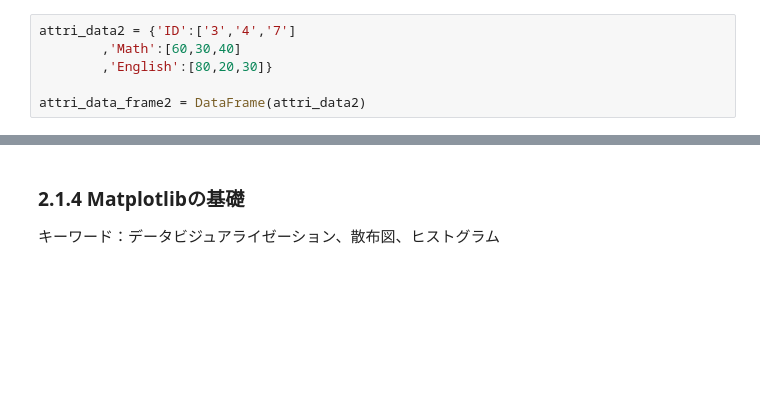
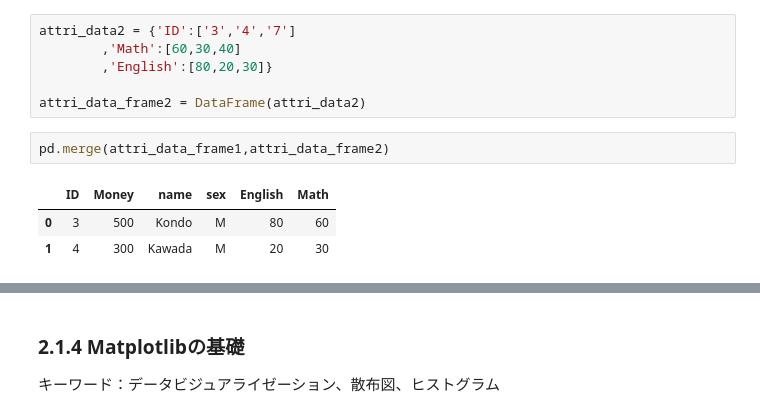
Before and after one commit to modeverv/01_byosoku_deeplearning, a Jupyter notebook: Chapter2_ver2.ipynb, the cells around one changed output, grey strips where cells are left out. Saved outputs shown, nothing was run; the diff lists cells and outputs as text; blank space fills up the shorter version.

```diff
--- a/Chapter2_ver2.ipynb
+++ b/Chapter2_ver2.ipynb
@@ -635,3 +819,9 @@ attri_data2 = {'ID':['3','4','7']
         ,'English':[80,20,30]}
 
 attri_data_frame2 = DataFrame(attri_data2)
+# %%
+pd.merge(attri_data_frame1,attri_data_frame2)
+# %% [output]
+|  | ID | Money | name | sex | English | Math |
+| 0 | 3 | 500 | Kondo | M | 80 | 60 |
+| 1 | 4 | 300 | Kawada | M | 20 | 30 |
```
Also changed, not shown: parts of 27 cells of this notebook.
